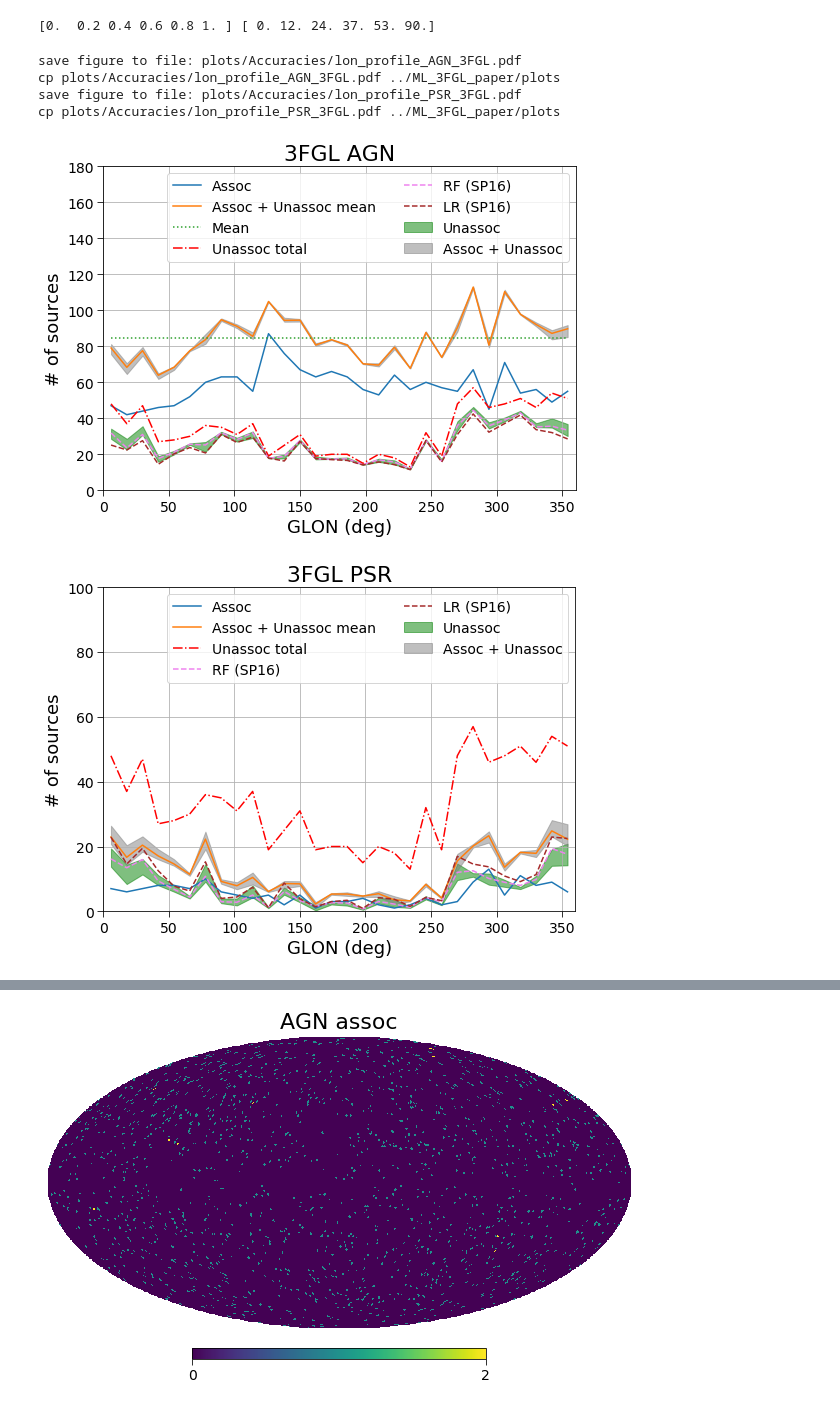
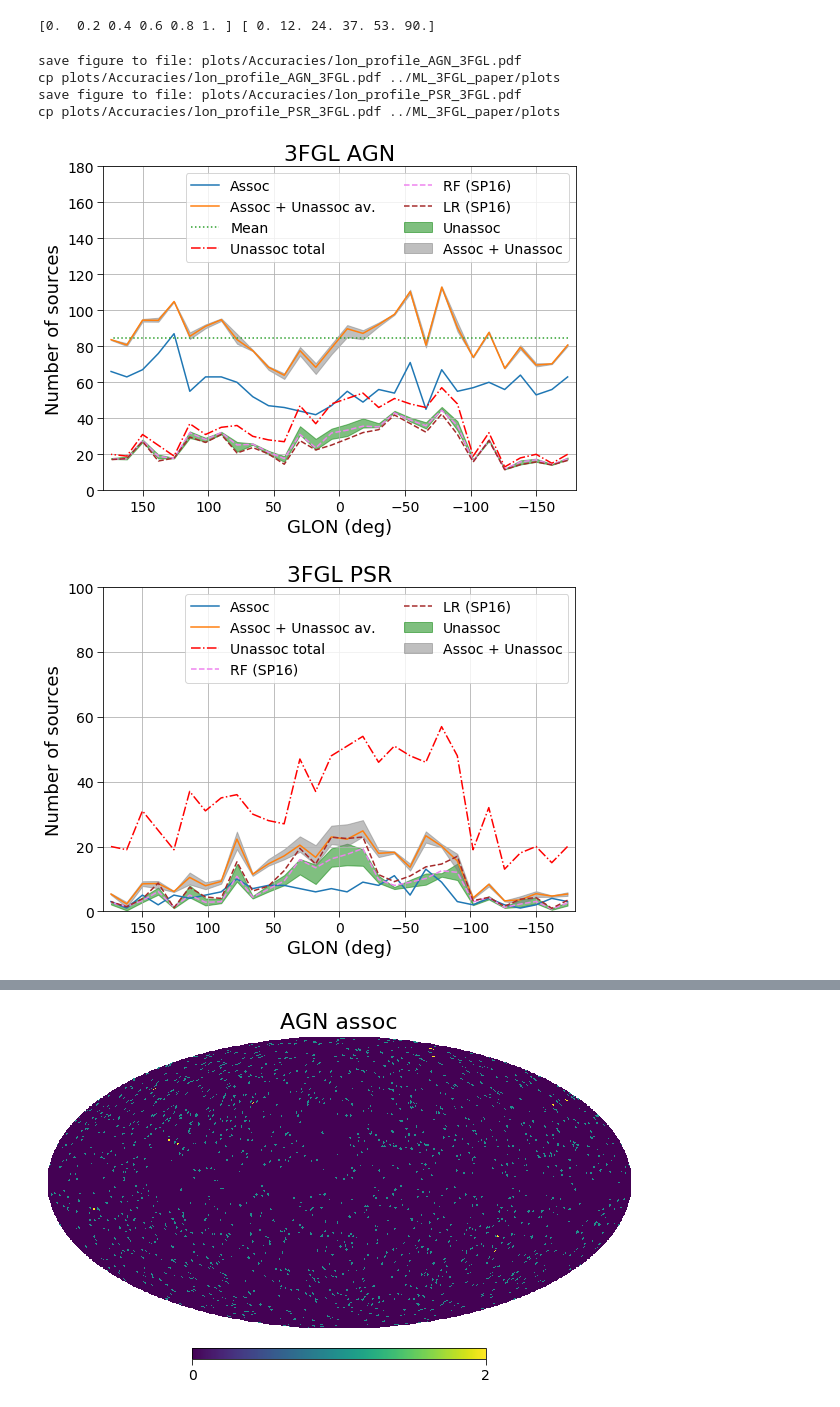
Before and after one commit to aakashbhat/Fermi-LAT, a Jupyter notebook: py_dima/acccuracy_vs_glat.ipynb, the cells around one changed output, grey strips where cells are left out. Cells and saved outputs as stored; diff of their text form; code cells hidden in the pictures.

Commit message:
added description of lat and lon profile plots

```diff
--- a/py_dima/acccuracy_vs_glat.ipynb
+++ b/py_dima/acccuracy_vs_glat.ipynb
@@ -61,6 +61,7 @@ masks['AGN & PSR'] = (cat_df['Category_%s' % cat] == 'AGN') | (cat_df['Category_
 masks['AGN'] = (cat_df['Category_%s' % cat] == 'AGN')
 masks['PSR'] = (cat_df['Category_%s' % cat] == 'PSR')
 masks['UNAS'] = (cat_df['Category_%s' % cat] == 'UNAS')
+masks['ASSOC'] = (cat_df['Category_%s' % cat] != 'UNAS')
 # %%
 res = {}
 res_prec = {}
@@ -179,7 +180,7 @@ unas_mask_SP = pcat_SP['CLASS1'].copy()
 unas_mask_SP[:] = [type(pcat_SP['CLASS1'].iloc[i]) != str for i in range(len(unas_mask_SP))]
 sin_glat_SP = np.abs(np.sin(np.deg2rad(pcat_SP['GLAT'])))
 glat_SP = np.abs(pcat_SP['GLAT'])
-glon_SP = pcat_SP['GLON']
+glon_SP = pcat_SP['GLON'] - 360 * (pcat_SP['GLON'] // 180)
 # %%
 #plotting.setup_figure_pars()
 #print(pyplot.rcParams['figure.subplot.bottom'])
@@ -233,8 +234,8 @@ for pop in ['AGN', 'PSR']:
     pyplot.fill_between(xs, ass_lat + minvs, ass_lat + maxvs, color='gray', alpha=0.5,
                         label='Assoc + Unassoc')
     mean = np.mean(ass_lat + unass_lat_av) * np.ones(nbins)
-    pyplot.plot(xs, ass_lat + unass_lat_av, label='Assoc + Unassoc mean')
-    #pyplot.errorbar(xs, ass_lat + unass_lat_av, np.sqrt(mean), ls='', marker='s', label='Assoc + Unassoc mean')
+    pyplot.plot(xs, ass_lat + unass_lat_av, label='Assoc + Unassoc av.')
+    #pyplot.errorbar(xs, ass_lat + unass_lat_av, np.sqrt(mean), ls='', marker='s', label='Assoc + Unassoc av.')
     pyplot.plot(xs, unass_lat_tot, ls='-.', color='r', label='Unassoc total')
 
 
@@ -259,7 +260,7 @@ for pop in ['AGN', 'PSR']:
         pyplot.xlabel('abs(GLAT)')
         pyplot.xlim(0, 90)
 
-    pyplot.ylabel('# of sources')
+    pyplot.ylabel('Number of sources')
     if cat == '3FGL':
         pyplot.ylim(0, 300)
     elif cat == '4FGL':
@@ -287,9 +288,10 @@ print(x_ticks, x_ticks_new)
 [0.  0.2 0.4 0.6 0.8 1. ] [ 0. 12. 24. 37. 53. 90.]
 # %%
 nbins_lon = 30
-glon_bins = np.linspace(0, 360, nbins_lon + 1)
+glon_bins = np.linspace(-180, 180, nbins_lon + 1)
 glon_bins_c = (glon_bins[1:] + glon_bins[:-1]) / 2.
-glon = cat_df['GLON']
+# make the range from -180 to 180
+glon = cat_df['GLON'] - 360. * (cat_df['GLON'] // 180.)
 
 unass_lon_tot = np.histogram(glon[unas_mask], bins=glon_bins)[0]
 for pop in ['AGN', 'PSR']:
@@ -317,7 +319,7 @@ for pop in ['AGN', 'PSR']:
     xs = glon_bins_c
     pyplot.figure()
     pyplot.plot(xs, ass_lon, label='Assoc')
-    pyplot.plot(xs, ass_lon + unass_lon_av, label='Assoc + Unassoc mean')
+    pyplot.plot(xs, ass_lon + unass_lon_av, label='Assoc + Unassoc av.')
     if pop == 'AGN':
         mean = np.mean(ass_lon + unass_lon_av) * np.ones(nbins_lon)
         pyplot.plot(xs, mean, ls=':', label='Mean')
@@ -336,38 +338,38 @@ for pop in ['AGN', 'PSR']:
             pyplot.plot(xs, unass_lon_SP[alg], ls='--', c=SP_colors[i],
                         label='%s (SP16)' % alg)
 
     pyplot.title('%s %s' % (cat, pop))
     pyplot.legend(ncol=2)
     pyplot.grid()
     pyplot.xlabel('GLON (deg)')
-    pyplot.ylabel('# of sources')
-    pyplot.xlim(0, 360)
+    pyplot.ylabel('Number of sources')
+    pyplot.xlim(180, -180)
     if cat == '4FGL':
         if pop == 'AGN':
             pyplot.ylim(0, 250)
         else:
-            pyplot.ylim(0, 140)
+            pyplot.ylim(0, 160)
     else:
         if pop == 'AGN':
             pyplot.ylim(0, 180)
         else:
             pyplot.ylim(0, 100)
 
 
     if save_plots:
         fn = '%s/lon_profile_%s_%s.pdf' % (plots_folder, pop, cat)
         print('save figure to file: %s' % fn)
         pyplot.savefig(fn)
         cmd = 'cp %s ../ML_3FGL_paper/plots' % fn
         print(cmd)
         os.system(cmd)
 # %% [output]
 save figure to file: plots/Accuracies/lon_profile_AGN_3FGL.pdf
 cp plots/Accuracies/lon_profile_AGN_3FGL.pdf ../ML_3FGL_paper/plots
 save figure to file: plots/Accuracies/lon_profile_PSR_3FGL.pdf
 cp plots/Accuracies/lon_profile_PSR_3FGL.pdf ../ML_3FGL_paper/plots
-[figure, old version]
+[figure, new version]
-[figure, old version]
+[figure, new version]
 # %%
 nside = 64
 npix = hp.nside2npix(nside)
```
Also changed, not shown: parts of 4 cells of this notebook, 36 other files.
